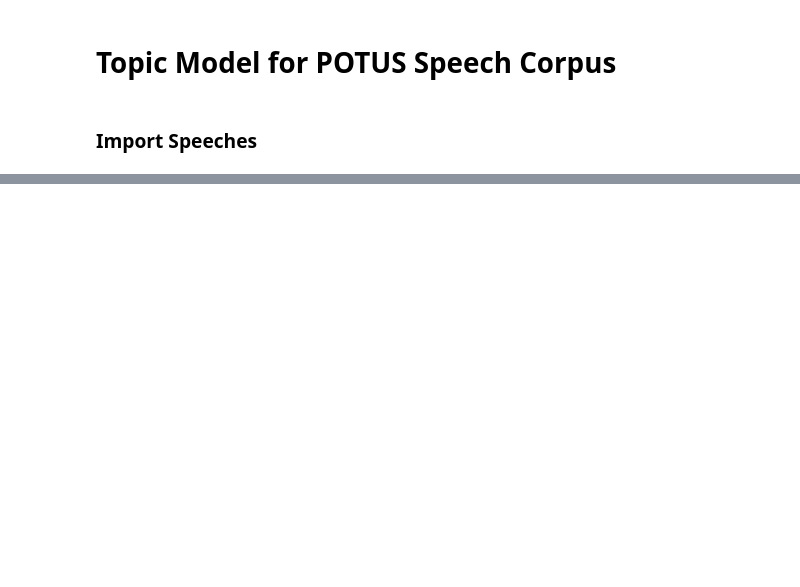
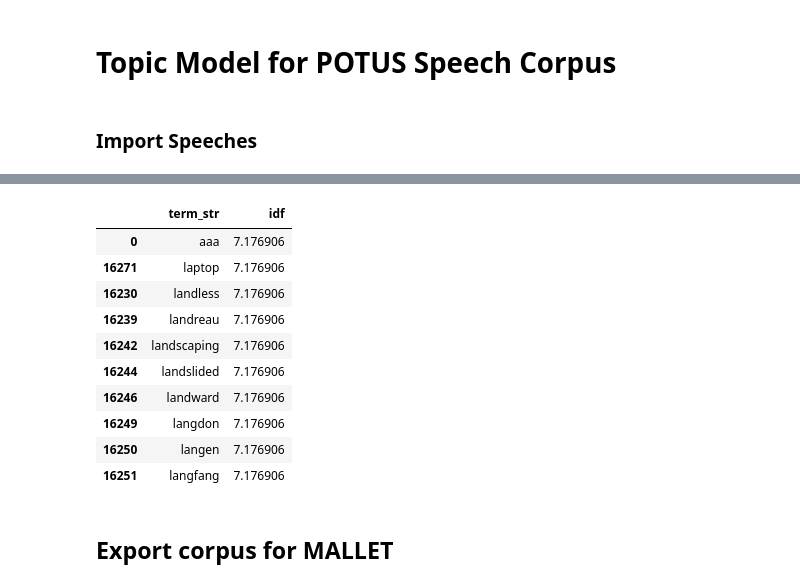
Before and after one commit to li-william/POTUS-speech-analysis, a Jupyter notebook: Topic_Model.ipynb, the cells around one changed output, grey strips where cells are left out. Saved outputs shown, nothing was run; the diff lists cells and outputs as text; code cells hidden in the pictures; blank space fills up the shorter version.

```diff
--- a/Topic_Model.ipynb
+++ b/Topic_Model.ipynb
@@ -38,0 +84,21 @@ ValueError: can not merge DataFrame with instance of type <class 'list'>
+# %%
+vectorizer = TfidfVectorizer(use_idf=1, stop_words='english', token_pattern=r'[A-Za-z][A-Za-z][A-Za-z]+')
+X = vectorizer.fit_transform(docs['speech'].values.tolist())
+v = pd.DataFrame(vectorizer.get_feature_names(), columns=['term_str'])
+v['idf'] = vectorizer.idf_
+# %%
+v.sort_values('idf', ascending=False).head(10)
+# %% [output]
+|  | term_str | idf |
+| 0 | aaa | 7.176906 |
+| 16271 | laptop | 7.176906 |
+| 16230 | landless | 7.176906 |
+| 16239 | landreau | 7.176906 |
+| 16242 | landscaping | 7.176906 |
+| 16244 | landslided | 7.176906 |
+| 16246 | landward | 7.176906 |
+| 16249 | langdon | 7.176906 |
+| 16250 | langen | 7.176906 |
+| 16251 | langfang | 7.176906 |
+# %% [markdown]
+## Export corpus for MALLET
```
Also changed, not shown: parts of 11 cells of this notebook, 1 other file.
